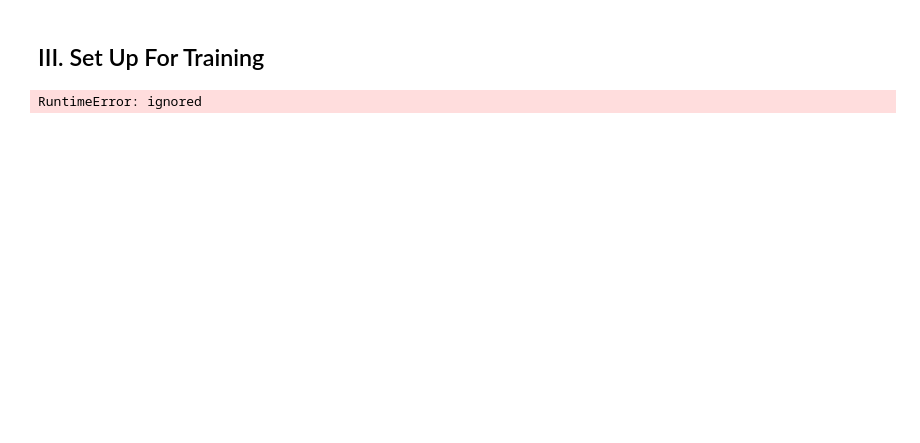
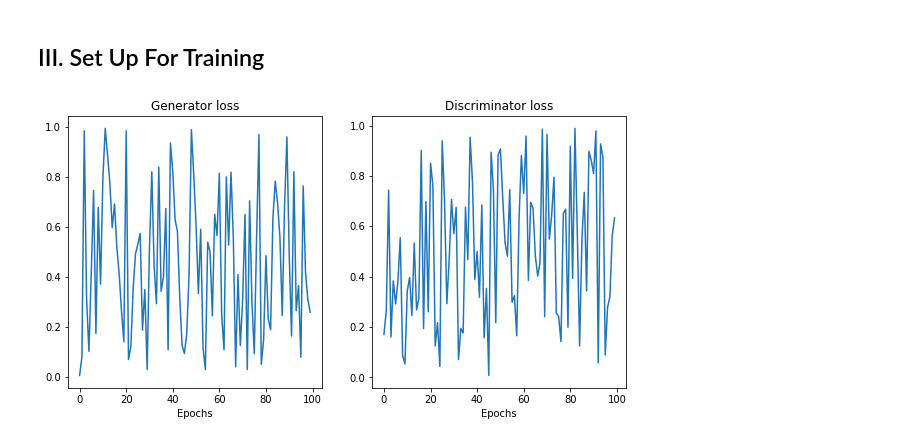
Before and after one commit to fudw/satellite-imagery-to-maps, a Jupyter notebook: satellite_2_maps_pix2pix_pytorch.ipynb, the cells around one changed output. Drawn from its saved outputs; the diff is of its cells as text; code cells hidden in the pictures; blank space fills up the shorter version.

```diff
--- a/satellite_2_maps_pix2pix_pytorch.ipynb
+++ b/satellite_2_maps_pix2pix_pytorch.ipynb
@@ -275,10 +288,7 @@ gen = UNet(input_dim, output_dim).to(device)
 gen_opt = torch.optim.Adam(gen.parameters(), lr=lr)
 disc = Discriminator(input_dim + output_dim).to(device)
 disc_opt = torch.optim.Adam(disc.parameters(), lr=lr)
-gen = gen.apply(init_weights)
-disc = disc.apply(init_weights)
+init_weights()
-# %% [output]
-RuntimeError: ignored
 # %%
 # Calculate generator loss
 def get_gen_loss(gen, disc, real, condition, adv_criterion, recon_criterion, lambda_recon):
@@ -313,3 +325,28 @@ def show_image(image_tensor, num_images=3, size=(1, 32, 32)):
+# %%
+# Plot training losses
+def plot_losses(losses):
+    gen_loss = losses['gen_loss']
+    disc_loss = losses['disc_loss']
+    epochs = [*range(len(gen_loss))]
+
+    fig, axes = plt.subplots(1, 2, figsize=(10, 5))
+    sns.lineplot(ax=axes[0], x=epochs, y=gen_loss)
+    axes[0].set_title('Generator loss')
+    axes[0].set_xlabel('Epochs')
+    sns.lineplot(ax=axes[1], x=epochs, y=disc_loss)
+    axes[1].set_title('Discriminator loss')
+    axes[1].set_xlabel('Epochs')
+# %%
+hist = {'gen_loss': [],
+        'disc_loss': []}
+
+for i in range(100):
+    hist['gen_loss'].append(random.random())
+    hist['disc_loss'].append(random.random())
+
+plot_losses(hist)
+# %% [output]
+[figure, added]
 # %%
 # Define training loop
 def train(save_model=False):
```
Also changed, not shown: parts of 15 cells of this notebook.
